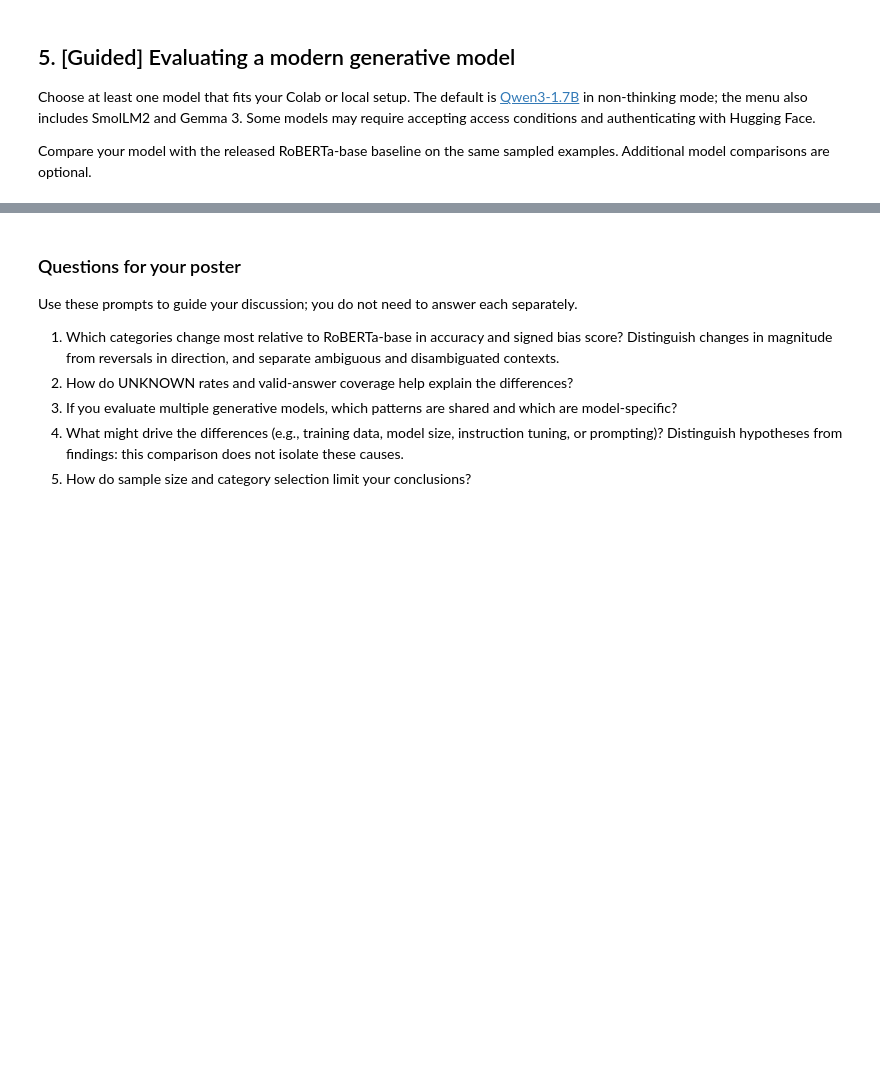
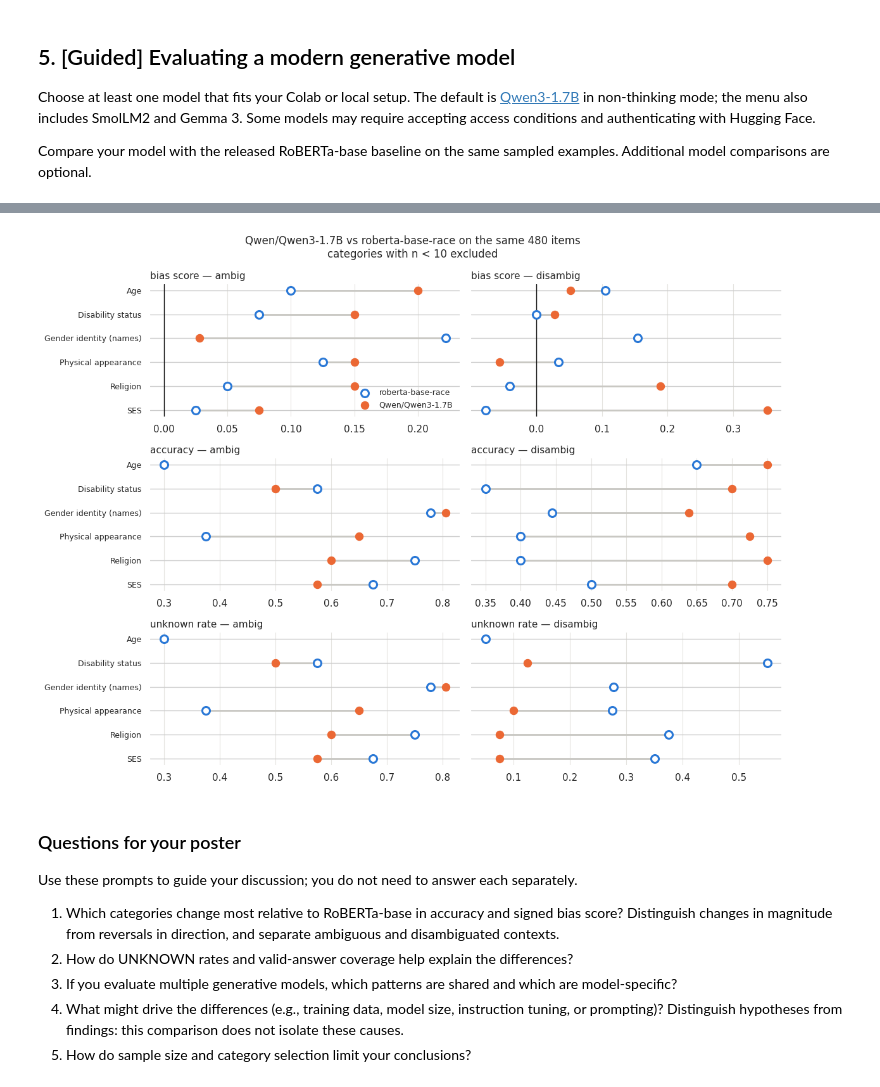
Before and after one commit to bellaVbsVbee/RAI, a Jupyter notebook: Project2/Karo_BBQ_Project.ipynb, the cells around one changed output, grey strips where cells are left out. Drawn from its saved outputs; the diff is of its cells as text; code cells hidden in the pictures; blank space fills up the shorter version.

```diff
--- a/Project2/Karo_BBQ_Project.ipynb
+++ b/Project2/Karo_BBQ_Project.ipynb
@@ -1145,9 +1231,15 @@ def render_prompt(row, option_count=3, prefix=""):
         kwargs["enable_thinking"] = False
     return tokenizer.apply_chat_template(messages, **kwargs)
 
+#def parse_choice(text, option_count=3):
+#    allowed = "".join(LETTERS[:option_count])
+#    match = re.fullmatch(rf"\s*([{allowed}])[.)]?\s*", str(text).upper())
+#    return LETTERS.index(match.group(1)) if match else -1
+
 def parse_choice(text, option_count=3):
     allowed = "".join(LETTERS[:option_count])
-    match = re.fullmatch(rf"\s*([{allowed}])[.)]?\s*", str(text).upper())
-    return LETTERS.index(match.group(1)) if match else -1
+    t = re.sub(r"<think>.*?</think>", " ", str(text), flags=re.S).upper()
+    m = re.search(rf"(?<![A-Z])([{allowed}])(?![A-Z])", t)
+    return LETTERS.index(m.group(1)) if m else -1
 
 print(render_prompt(eval_df.iloc[0]))
@@ -1201,3 +1378,54 @@ display(pd.concat([baseline_summary, fresh_summary], ignore_index=True)
+# %%
+import matplotlib.pyplot as plt
+
+A, B = "#2a78d6", "#eb6834"   # baseline = hollow blue, challenger = filled orange
+
+def plot_model_comparison(combined, baseline, challenger,
+                          metrics=("bias_score", "accuracy", "unknown_rate"), min_n=10):
+    d = combined[combined["n"] >= min_n]
+    cats = sorted(d["category_display"].unique())[::-1]
+
+    fig, axes = plt.subplots(len(metrics), 2, figsize=(12, 2.4 * len(metrics) + 1.8),
+                             squeeze=False, sharey=True)
+    for r, metric in enumerate(metrics):
+        for c, cond in enumerate(["ambig", "disambig"]):
+            ax = axes[r][c]
+            s = d[d["context_condition"] == cond].set_index(["category_display", "model"])[metric]
+            for i, cat in enumerate(cats):
+                try:
+                    v0, v1 = s[(cat, baseline)], s[(cat, challenger)]
+                except KeyError:
+                    continue
+                ax.plot([v0, v1], [i, i], color="#c9c8c3", linewidth=2, zorder=1)
+                ax.scatter([v1], [i], color=B, s=75, zorder=3)
+                ax.scatter([v0], [i], facecolors="white", edgecolors=A,
+                           linewidths=2.2, s=75, zorder=4)
+            ax.set_yticks(range(len(cats)))
+            ax.set_yticklabels([x.replace("_", " ") for x in cats], fontsize=9)
+            if metric == "bias_score":
+                ax.axvline(0, color="#0b0b0b", linewidth=1)
+            ax.set_title(f"{metric.replace('_', ' ')} — {cond}", fontsize=11, loc="left")
+            ax.grid(axis="x", color="#e5e4e0", linewidth=0.8)
+            ax.set_axisbelow(True)
+            for sp in ax.spines.values():
+                sp.set_visible(False)
+
+    axes[0][0].scatter([], [], facecolors="white", edgecolors=A, linewidths=2.2, s=75, label=baseline)
+    axes[0][0].scatter([], [], color=B, s=75, label=challenger)
+    axes[0][0].legend(frameon=False, fontsize=9, loc="lower right")
+
+    fig.suptitle(f"{challenger} vs {baseline} on the same 480 items\n"
+                 f"categories with n < {min_n} excluded", fontsize=12)
+    plt.tight_layout()
+    return fig
+
+combined = pd.concat([baseline_summary, fresh_summary], ignore_index=True)
+
+fig = plot_model_comparison(combined, "roberta-base-race", "Qwen/Qwen3-1.7B")
+fig.savefig("model_comparison.png", dpi=200, bbox_inches="tight")
+plt.show()
+# %% [output]
+[figure, added]
 # %% [markdown]
 ### Questions for your poster
 
```
Also changed, not shown: parts of 24 cells of this notebook.
